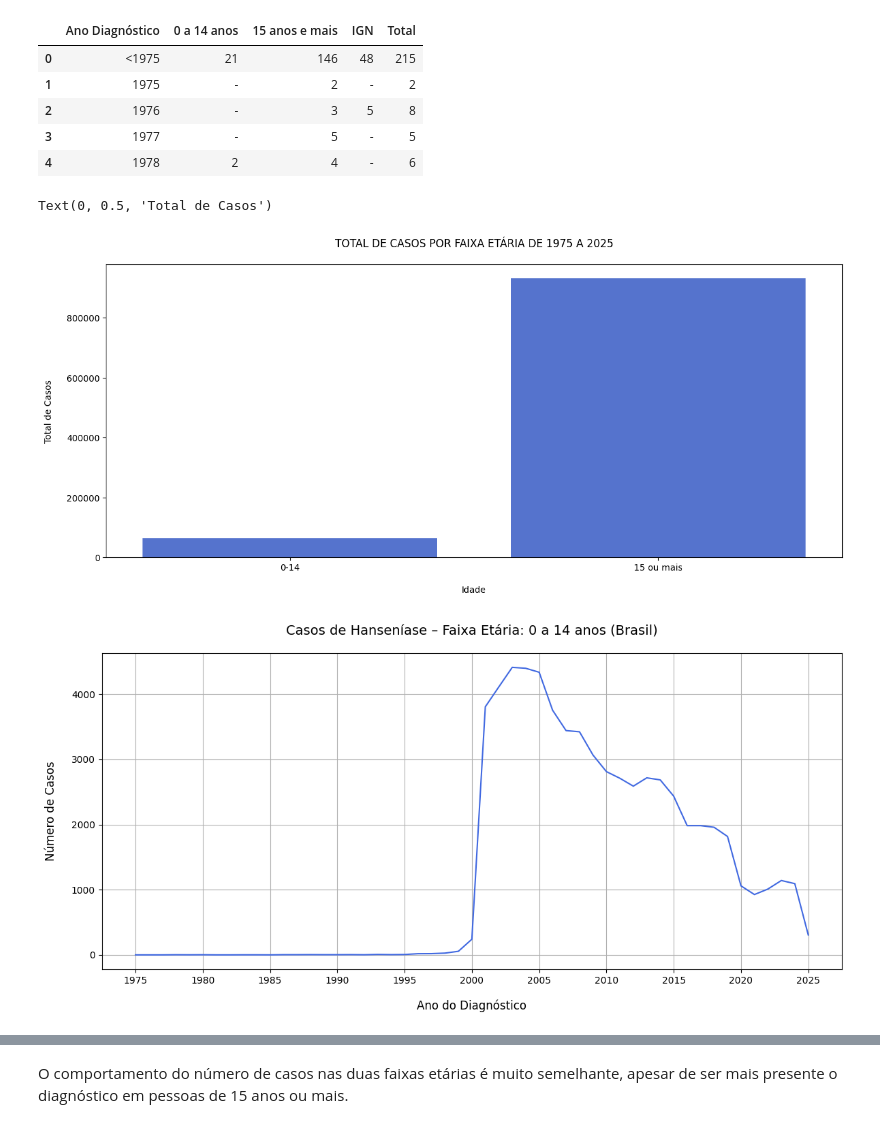
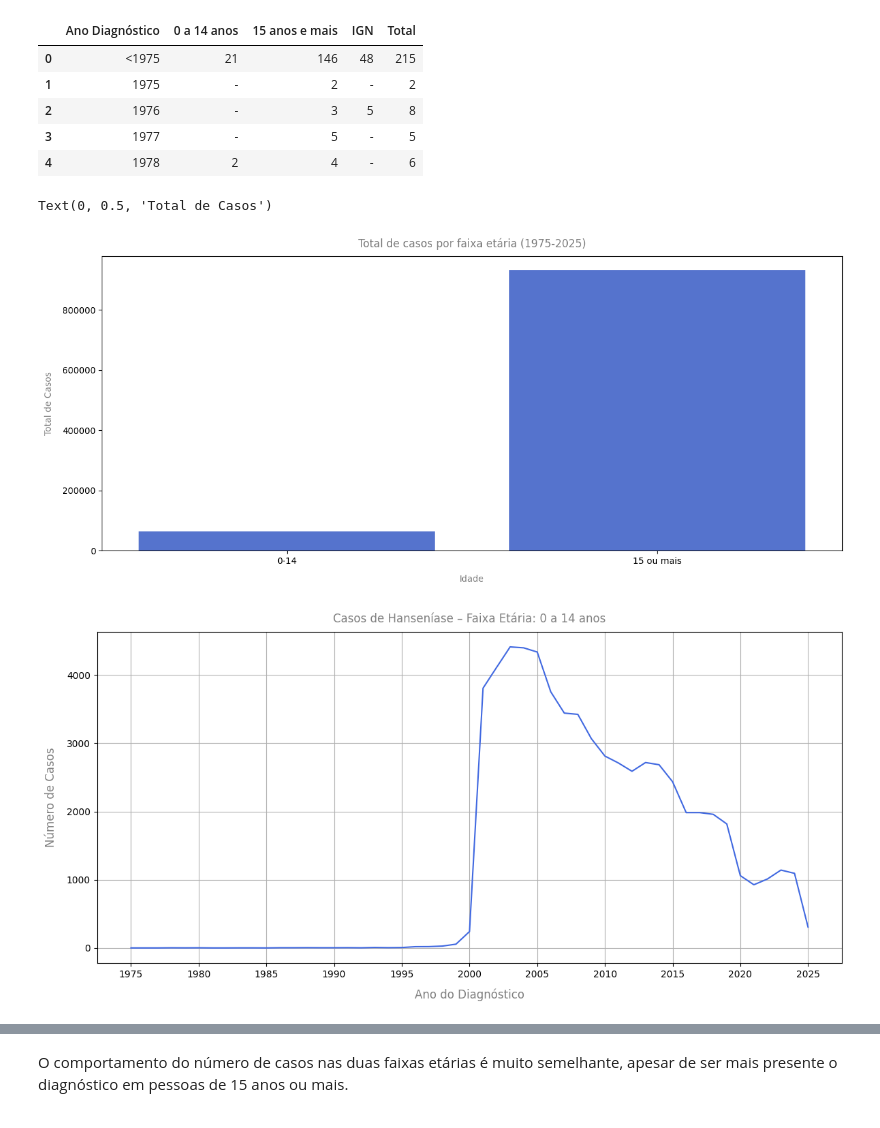
Before and after one commit to keyscarvalho/hanseniase_brasil, a Jupyter notebook: analises.ipynb, the cells around one changed output, grey strips where cells are left out. Saved outputs shown, nothing was run; the diff lists cells and outputs as text; code cells hidden in the pictures.

```diff
--- a/analises.ipynb
+++ b/analises.ipynb
@@ -205,14 +206,14 @@ df_total = df_long.groupby('idade')['casos'].sum().reset_index()
 # %%
 # visualização total de casos por faixa etária
 plt.figure(figsize=(15,6))
 sns.barplot(data=df_total, x='idade', y='casos', color='royalblue')
 
-plt.title('TOTAL DE CASOS POR FAIXA ETÁRIA DE 1975 A 2025', pad=20)
-plt.xlabel('Idade', labelpad=15)
-plt.ylabel('Total de Casos', labelpad=15)
+plt.title('Total de casos por faixa etária (1975-2025)', pad=10, color='grey')
+plt.xlabel('Idade', labelpad=10, color='grey')
+plt.ylabel('Total de Casos', labelpad=10, color='grey')
 # %% [output]
 Text(0, 0.5, 'Total de Casos')
-[figure, old version]
+[figure, new version]
 # %%
 # ordenar valores em ordem crescente
 df_long = df_long.sort_values(by='ano_diagnostico', ascending=True)
@@ -222,18 +223,18 @@ plt.figure(figsize=(12, 6))
 
 sns.lineplot(data=df, x='ano_diagnostico', y='0-14', color='royalblue')
 
-plt.title('Casos de Hanseníase – Faixa Etária: 0 a 14 anos (Brasil)', fontsize=14, pad=20)
-plt.xlabel('Ano do Diagnóstico', fontsize=12, labelpad=15)
-plt.ylabel('Número de Casos', fontsize=12, labelpad=15)
+plt.title('Casos de Hanseníase – Faixa Etária: 0 a 14 anos', pad=10, color='grey')
+plt.xlabel('Ano do Diagnóstico', fontsize=12, labelpad=10, color='grey')
+plt.ylabel('Número de Casos', fontsize=12, labelpad=10, color='grey')
+plt.grid(True)
 
 # pular anos de 5 em 5 no eixo x para melhor visualização
 plt.gca().xaxis.set_major_locator(ticker.MultipleLocator(5))
 
-plt.grid(True)
 plt.tight_layout()
 plt.gca().invert_yaxis()
 # %% [output]
-[figure, old version]
+[figure, new version]
 # %%
 # visualização de total de casos por faixa etária 15 anos ou mais
 plt.figure(figsize=(12, 6))
```
Also changed, not shown: parts of 9 cells of this notebook.
